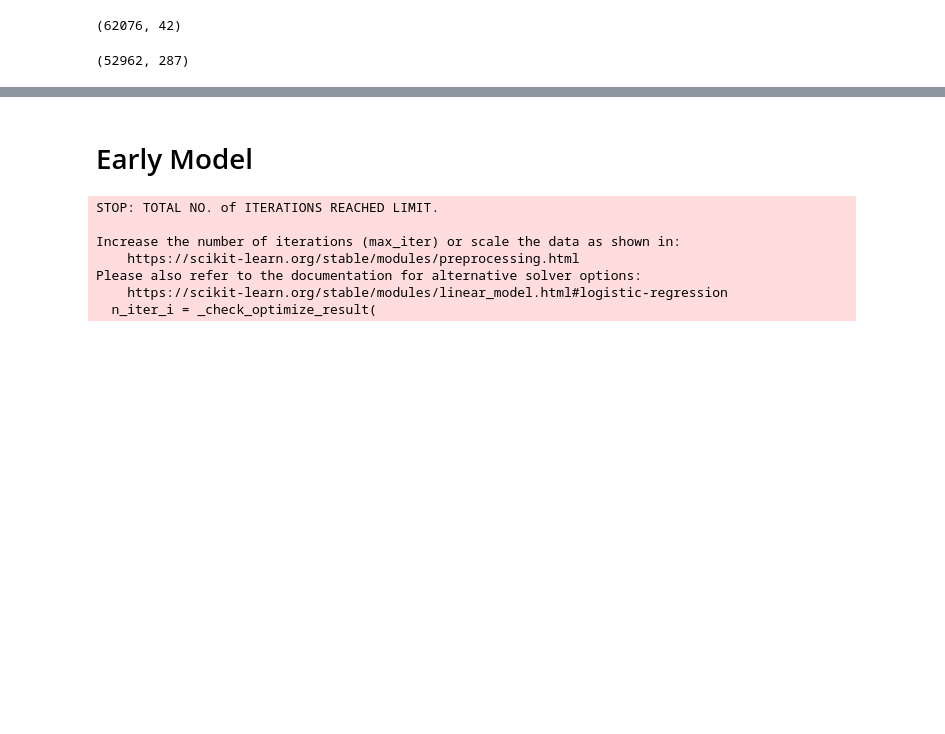
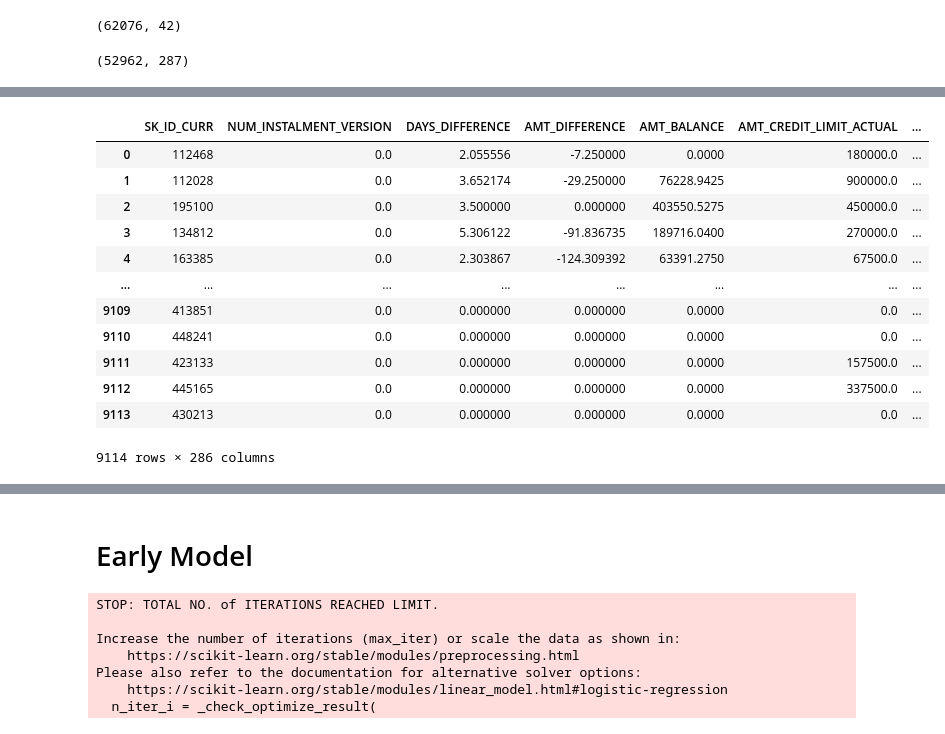
Before and after one commit to drewpeterson1/MachineLearning, a Jupyter notebook: Classification/classification_project_entry2.ipynb, the cells around one changed output, grey strips where cells are left out. Drawn from its saved outputs; the diff is of its cells as text; code cells hidden in the pictures; blank space fills up the shorter version.

```diff
--- a/Classification/classification_project_entry2.ipynb
+++ b/Classification/classification_project_entry2.ipynb
@@ -158,0 +164,17 @@ train_merge.shape
+# %%
+test_merge = second_merge_df.merge(application_test_encoded, on="SK_ID_CURR", how="inner")
+test_merge
+# %% [output]
+|  | SK_ID_CURR | NUM_INSTALMENT_VERSION | DAYS_DIFFERENCE | AMT_DIFFERENCE | AMT_BALANCE | AMT_CREDIT_LIMIT_ACTUAL | ... |
+| 0 | 112468 | 0.0 | 2.055556 | -7.250000 | 0.0000 | 180000.0 | ... |
+| 1 | 112028 | 0.0 | 3.652174 | -29.250000 | 76228.9425 | 900000.0 | ... |
+| 2 | 195100 | 0.0 | 3.500000 | 0.000000 | 403550.5275 | 450000.0 | ... |
+| 3 | 134812 | 0.0 | 5.306122 | -91.836735 | 189716.0400 | 270000.0 | ... |
+| 4 | 163385 | 0.0 | 2.303867 | -124.309392 | 63391.2750 | 67500.0 | ... |
+| ... | ... | ... | ... | ... | ... | ... | ... |
+| 9109 | 413851 | 0.0 | 0.000000 | 0.000000 | 0.0000 | 0.0 | ... |
+| 9110 | 448241 | 0.0 | 0.000000 | 0.000000 | 0.0000 | 0.0 | ... |
+| 9111 | 423133 | 0.0 | 0.000000 | 0.000000 | 0.0000 | 157500.0 | ... |
+| 9112 | 445165 | 0.0 | 0.000000 | 0.000000 | 0.0000 | 337500.0 | ... |
+| 9113 | 430213 | 0.0 | 0.000000 | 0.000000 | 0.0000 | 0.0 | ... |
+9114 rows × 286 columns
```
Also changed, not shown: parts of 3 cells of this notebook.
